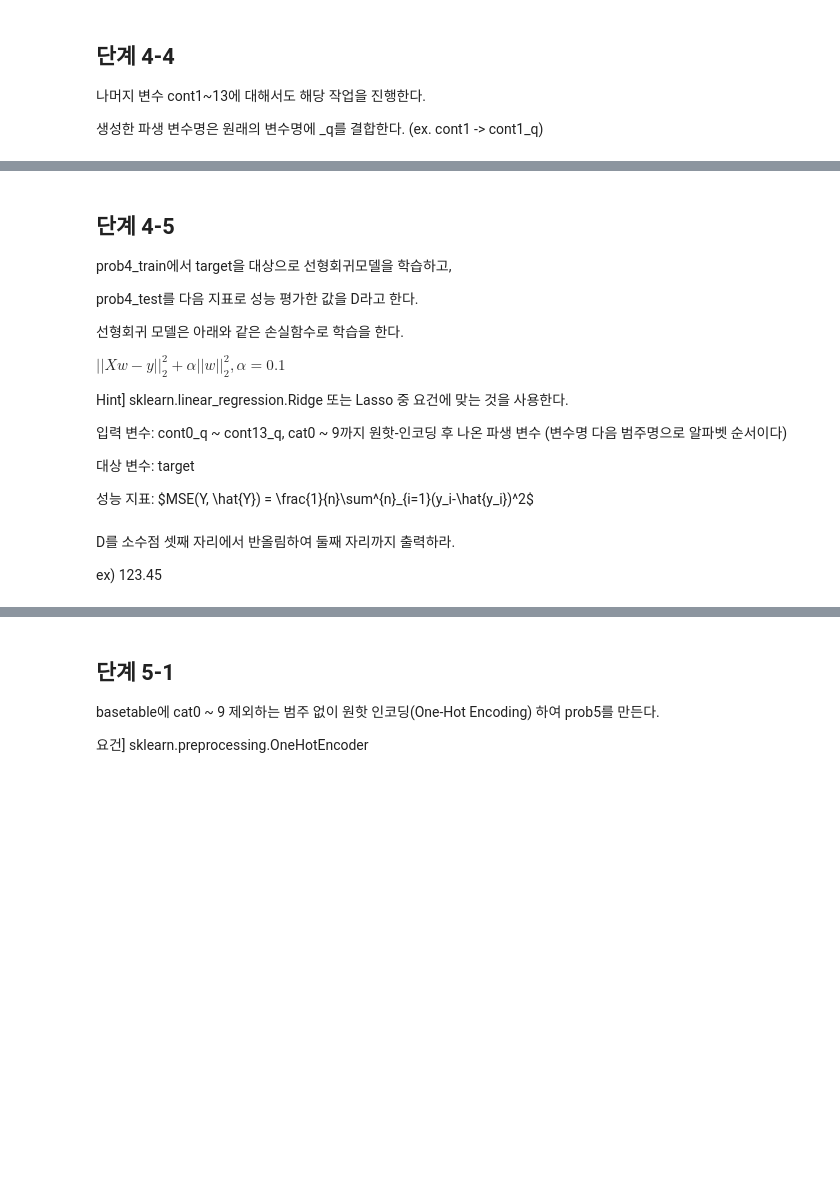
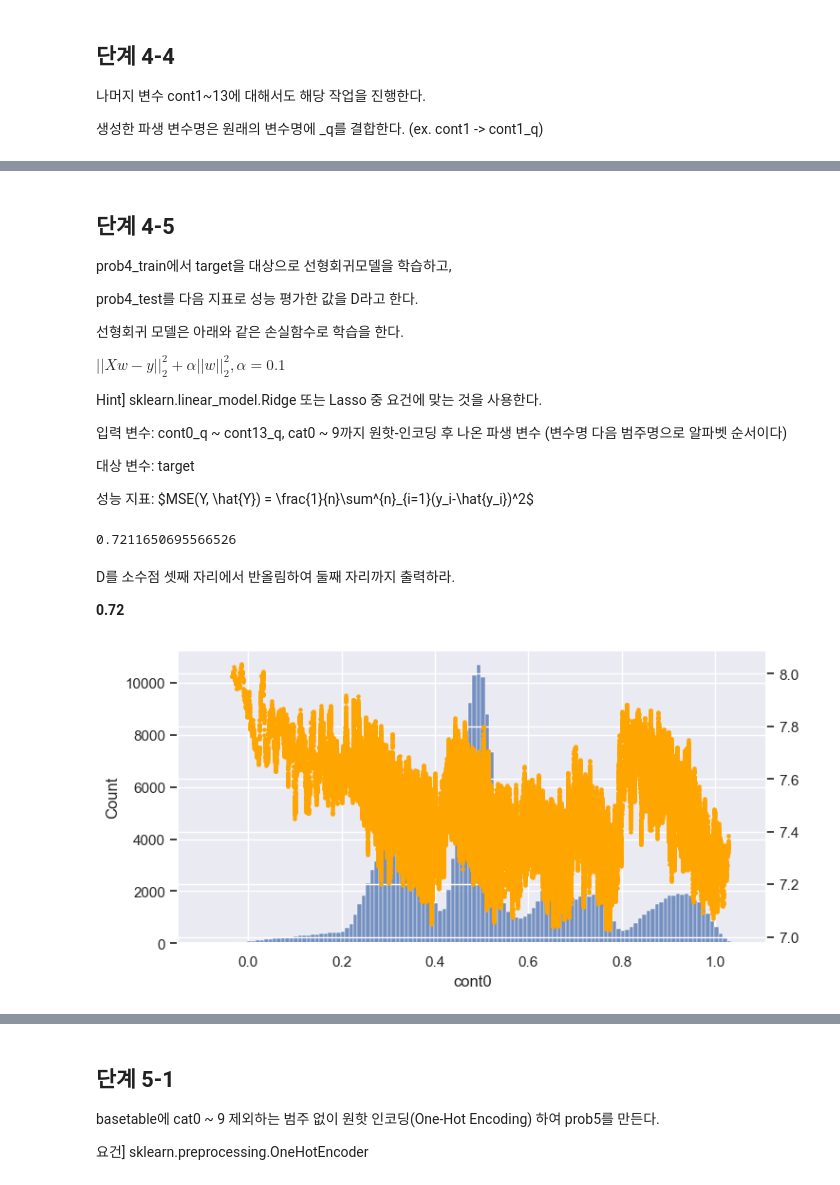
Before and after one commit to sunkusun9/DS_lv3_2304, a Jupyter notebook: sec_ds_lv3_prob2_prob.ipynb, the cells around one changed output, grey strips where cells are left out. Saved outputs shown, nothing was run; the diff lists cells and outputs as text; code cells hidden in the pictures; blank space fills up the shorter version.

```diff
--- a/sec_ds_lv3_prob2_prob.ipynb
+++ b/sec_ds_lv3_prob2_prob.ipynb
@@ -920,3 +919,7 @@ plt.show()
 ## 단계 4-1
 
 basetable에서 cat0 ~ 9을 첫 번째 범주(알파벳 순)는 제외하고 원핫 인코딩(One-Hot Encoding)하여 prob4데이터셋을 만든다.
+# %%
+cat_cols = ['cat{}'.format(i) for i in range(10)]
+df_prob4 = pd.get_dummies(df_basetable, drop_first=True, columns=cat_cols)
+df_prob4.head()
@@ -926,3 +938,8 @@ basetable에서 cat0 ~ 9을 첫 번째 범주(알파벳 순)는 제외하고 원
 prob4의 80%를 prob4_train으로 20% prob4_test로 나눈다.
 
 요건] sklearn.model_selection.train_test_split, random_state=123
+# %%
+from sklearn.model_selection import train_test_split
+df_prob4_train, df_prob4_test = train_test_split(df_prob4, train_size=0.8, random_state=123)
+df_prob4_train, df_prob4_test = df_prob4_train.copy(), df_prob4_test.copy()
+df_prob4_train.shape, df_prob4_test.shape
@@ -944,9 +963,29 @@ Hint 1] pandas.Series.quantile, pandas.cut 활용을 권장한다.
 Hint 2] 두 번째 분위 구간은 0.0111 < cont0 <= 0.0176이고 target의 평균은 7.672 (셋째 자리까지 반올림)
 
 Hint 3] cont0_q의 평균은 7.46, 표준 편차는 0.10 (소수점 둘째 자리까지 반올림)
+# %%
+q = np.linspace(0, 1, 101)
+q_val = df_prob4_train['cont0'].quantile(q)
+q_val.iloc[[0, -1]] = [-np.inf, np.inf]
+q_cat = pd.cut(df_prob4_train['cont0'], q_val, right=True)
+q_mean = df_prob4_train.groupby(q_cat)['target'].mean()
+df_prob4_train['cont0_q'] =  q_cat.map(q_mean).astype('float')
+df_prob4_test['cont0_q'] = pd.cut(df_prob4_test['cont0'], q_val, right=True)\
+                    .map(q_mean).astype('float')
 # %% [markdown]
 ## 단계 4-4
 
 나머지 변수 cont1~13에 대해서도 해당 작업을 진행한다.
 
 생성한 파생 변수명은 원래의 변수명에 _q를 결합한다. (ex. cont1 -> cont1_q)
+# %%
+q = np.linspace(0, 1, 101)
+for i in range(0, 14):
+    col = 'cont{}'.format(i)
+    q_val = df_prob4_train[col].quantile(q)
+    q_val.iloc[[0, -1]] = [-np.inf, np.inf]
+    q_cat = pd.cut(df_prob4_train[col], q_val, right=True)
+    q_mean = df_prob4_train.groupby(q_cat)['target'].mean()
+    df_prob4_train[col + '_q'] =  q_cat.map(q_mean).astype('float')
+    df_prob4_test[col + '_q'] = pd.cut(df_prob4_test[col], q_val, right=True)\
+                        .map(q_mean).astype('float')
@@ -961,14 +1022,35 @@ prob4_test를 다음 지표로 성능 평가한 값을 D라고 한다.
 
 $||Xw - y||^2_2 + \alpha||w||^2_2, \alpha = 0.1$
 
-Hint] sklearn.linear_regression.Ridge 또는 Lasso 중 요건에 맞는 것을 사용한다.
+Hint] sklearn.linear_model.Ridge 또는 Lasso 중 요건에 맞는 것을 사용한다.
 
 입력 변수: cont0_q ~ cont13_q, cat0 ~ 9까지 원핫-인코딩 후 나온 파생 변수 (변수명 다음 범주명으로 알파벳 순서이다)
 
 대상 변수: target
 
 성능 지표: $MSE(Y, \hat{Y}) = \frac{1}{n}\sum^{n}_{i=1}(y_i-\hat{y_i})^2\$
+# %%
+from sklearn.linear_model import Ridge
+reg_ridge = Ridge(alpha=0.1)
+X_prob4_5 = ['cont{}_q'.format(i) for i in range(14)] + [i for i in df_prob4_train.columns if i.startswith('cat')]
+reg_ridge.fit(df_prob4_train[X_prob4_5], df_prob4_train['target'])
+D = mean_squared_error(df_prob4_test['target'], reg_ridge.predict(df_prob4_test[X_prob4_5]))
+D
+# %% [output]
+0.7211650695566526
 # %% [markdown]
 D를 소수점 셋째 자리에서 반올림하여 둘째 자리까지 출력하라.
 
-ex) 123.45
+**0.72**
+# %%
+plt.figure(figsize=(8, 4))
+col = 'cont0'
+tmp = df_prob4_train[['cont0', 'target']].sort_values('cont0').rolling(100, center=True)
+sns.histplot(df_train[col])
+s_tmp = df_prob4_train[['cont0', 'target']].sort_values('cont0')
+s_tmp = pd.concat([s_tmp, s_tmp.rolling(100, center=True)['target'].mean().rename('cont0_r')], axis=1)
+s_tmp.dropna()
+plt.gca().twinx().scatter(data=s_tmp, x='cont0', y='cont0_r', c='orange', s=5)
+plt.show()
+# %% [output]
+[figure, added]
```
Also changed, not shown: parts of 65 cells of this notebook.
